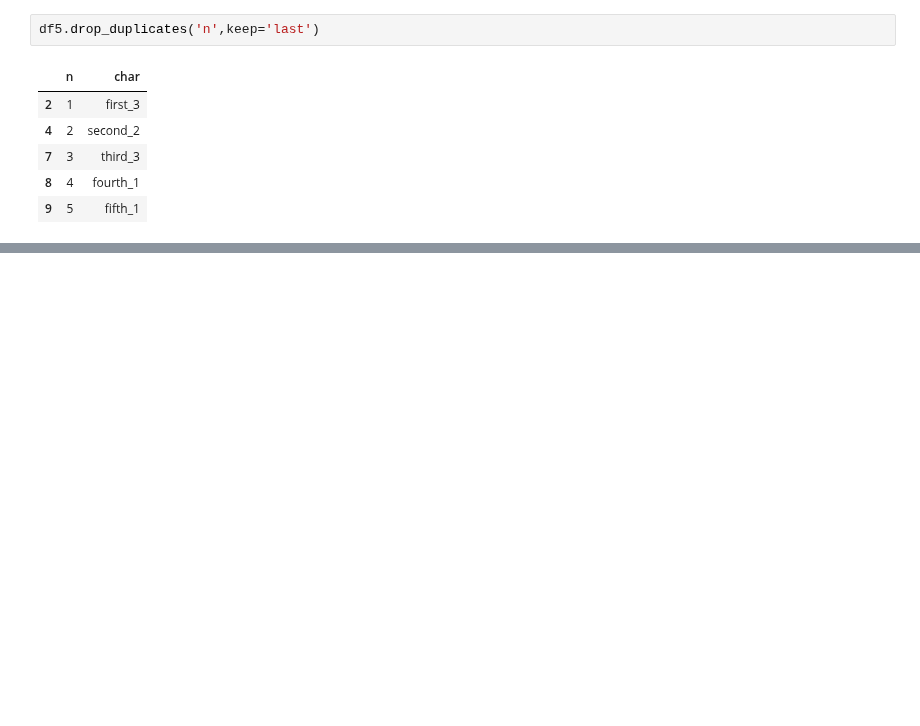
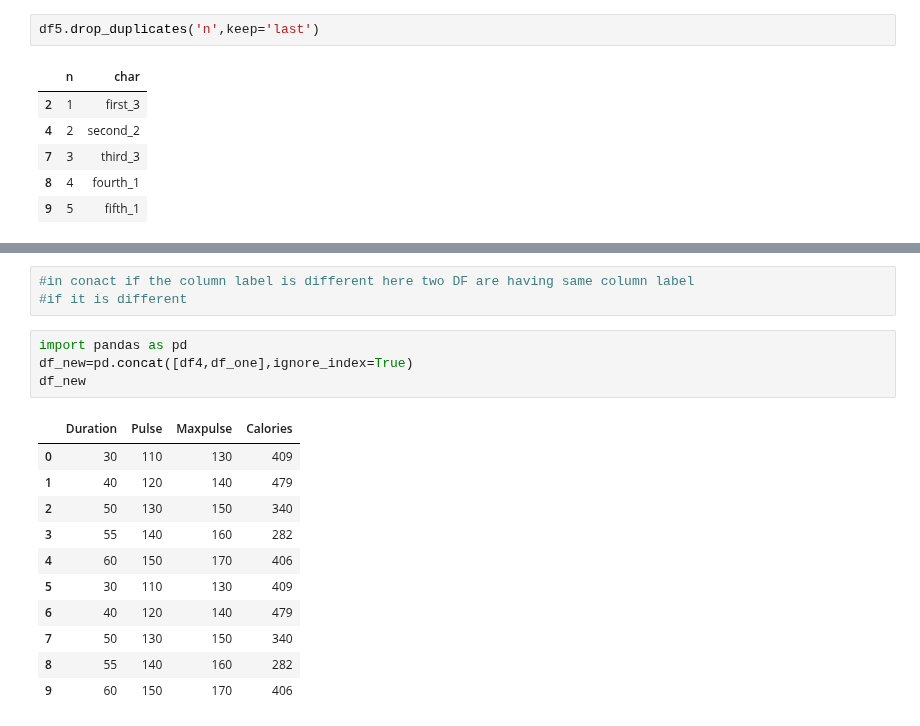
Before and after one commit to ramnagella/Demo, a Jupyter notebook: DA_Day7.ipynb, the cells around one changed output, grey strips where cells are left out. Drawn from its saved outputs; the diff is of its cells as text; blank space fills up the shorter version.

```diff
--- a/DA_Day7.ipynb
+++ b/DA_Day7.ipynb
@@ -859,0 +953,19 @@ df5.drop_duplicates('n',keep='last')
+# %%
+#in conact if the column label is different here two DF are having same column label
+#if it is different
+# %%
+import pandas as pd
+df_new=pd.concat([df4,df_one],ignore_index=True)
+df_new
+# %% [output]
+|  | Duration | Pulse | Maxpulse | Calories |
+| 0 | 30 | 110 | 130 | 409 |
+| 1 | 40 | 120 | 140 | 479 |
+| 2 | 50 | 130 | 150 | 340 |
+| 3 | 55 | 140 | 160 | 282 |
+| 4 | 60 | 150 | 170 | 406 |
+| 5 | 30 | 110 | 130 | 409 |
+| 6 | 40 | 120 | 140 | 479 |
+| 7 | 50 | 130 | 150 | 340 |
+| 8 | 55 | 140 | 160 | 282 |
+| 9 | 60 | 150 | 170 | 406 |
```
Also changed, not shown: parts of 11 cells of this notebook.
